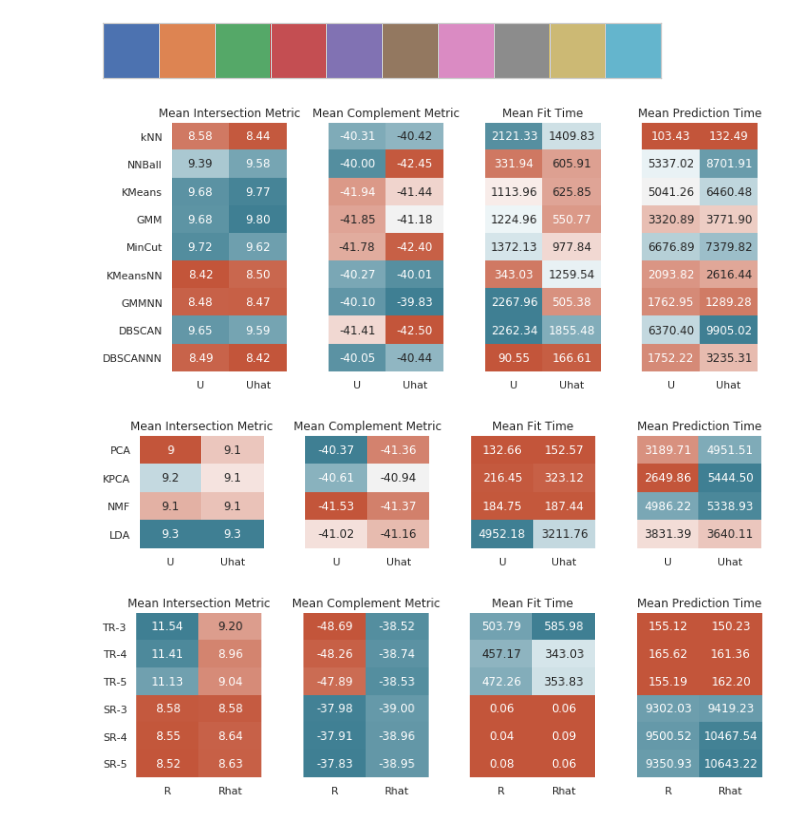
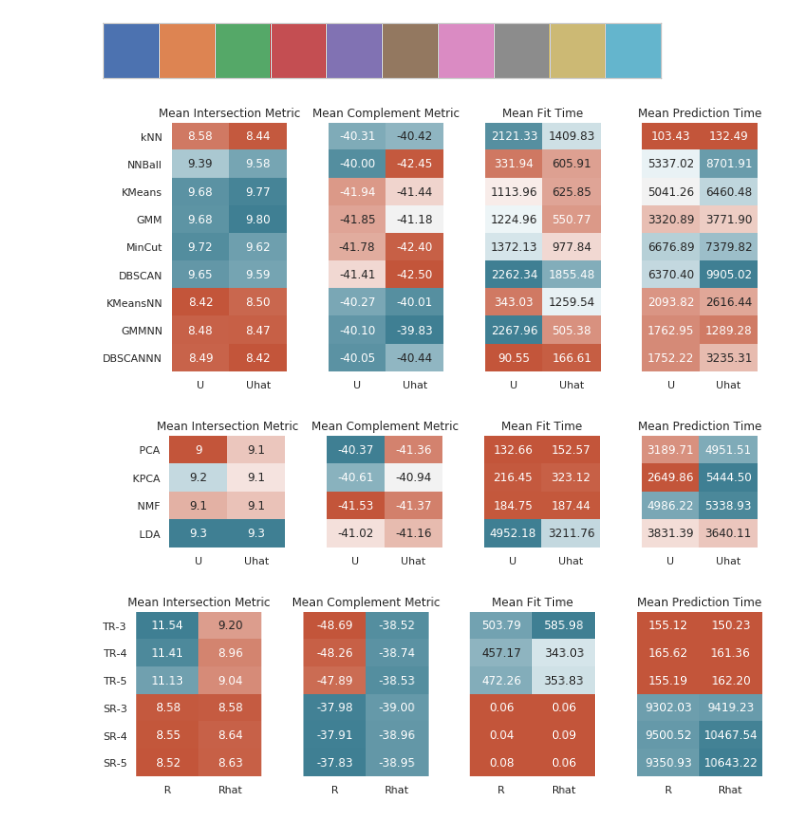
Before and after one commit to contagon/ml-project, a Jupyter notebook: results.ipynb, the cells around one changed output. Saved outputs shown, nothing was run; the diff lists cells and outputs as text; code cells hidden in the pictures.

```diff
--- a/results.ipynb
+++ b/results.ipynb
@@ -26,6 +26,7 @@ def clean_recipe(file):
 def clean_user(file):
     df = pd.read_pickle(file)
     df = df.drop(["MinCutNN"], axis=1)
+    df = df[["kNN", "NNBall", "KMeans", "GMM", "MinCut", "DBSCAN", "KMeansNN", "GMMNN", "DBSCANNN"]]
     return df
 # %%
 recipe_Rhat_com = clean_recipe("results/recipe_Rhat_com.pkl")
@@ -78,7 +79,7 @@ plt.tight_layout()
 plt.savefig("figs/user_rdr.pdf", bbox_inches="tight")
 plt.show()
 # %% [output]
-[figure, old version]
+[figure, new version]
 # %%
 fig, ax = plt.subplots(1, 4, figsize=(10,2.5))
 cmap = sns.diverging_palette(20, 220, n=200)
@@ -90,39 +91,39 @@ Uhatint = get_idx(user_Uhat_int, 0).mean(axis=1).rename('Uhat')
 ints = pd.concat([Uint, Uhatint], axis=1)
 sns.heatmap(ints, annot=True, ax=ax[0], cmap=cmap, cbar=False)
 ax[0].set_title("Mean Intersection Metric")
-ax[0].set_yticklabels(ax[0].get_yticklabels(), rotation=0)
+ax[0].set_yticklabels(["         " + i.get_text() for i in ax[0].get_yticklabels()], rotation=0)
 
 #Complement
 Ucom = get_idx(user_U_com, 0).mean(axis=1).rename('U')
 Uhatcom = get_idx(user_Uhat_com, 0).mean(axis=1).rename('Uhat')
 coms = pd.concat([Ucom, Uhatcom], axis=1)
 sns.heatmap(coms, annot=True, ax=ax[1], cmap=cmap, cbar=False, fmt='.2f')
 ax[1].set_title("Mean Complement Metric")
 ax[1].get_yaxis().set_ticks([])
 
 #Time to fit
 Uhat = (get_idx(user_Uhat_com, 1) + get_idx(user_Uhat_int, 1)).mean(axis=1).rename('Uhat')/2
 U = (get_idx(user_U_com, 1) + get_idx(user_U_int, 1)).mean(axis=1).rename('U')/2
 
 coms = pd.concat([U, Uhat], axis=1)
 sns.heatmap(coms, annot=True, ax=ax[2], cmap=cmap, cbar=False, fmt='.2f')
 ax[2].set_title("Mean Fit Time")
 ax[2].get_yaxis().set_ticks([])
 
 #Time to predict
 Uhat = (get_idx(user_Uhat_com, 2) + get_idx(user_Uhat_int, 2)).mean(axis=1).rename('Uhat')/2
 U = (get_idx(user_U_com, 2) + get_idx(user_U_int, 2)).mean(axis=1).rename('U')/2
 
 coms = pd.concat([U, Uhat], axis=1)
 sns.heatmap(coms, annot=True, ax=ax[3], cmap=cmap, cbar=False, fmt='.2f')
 ax[3].set_title("Mean Prediction Time")
 ax[3].get_yaxis().set_ticks([])
 
 plt.tight_layout()
 plt.savefig("figs/user_dr.pdf", bbox_inches="tight")
 plt.show()
 # %% [output]
-[figure, old version]
+[figure, new version]
 # %%
 fig, ax = plt.subplots(1, 4, figsize=(10,3.25))
 cmap = sns.diverging_palette(20, 220, n=200)
```
Also changed, not shown: parts of 2 cells of this notebook, 6 other files.
